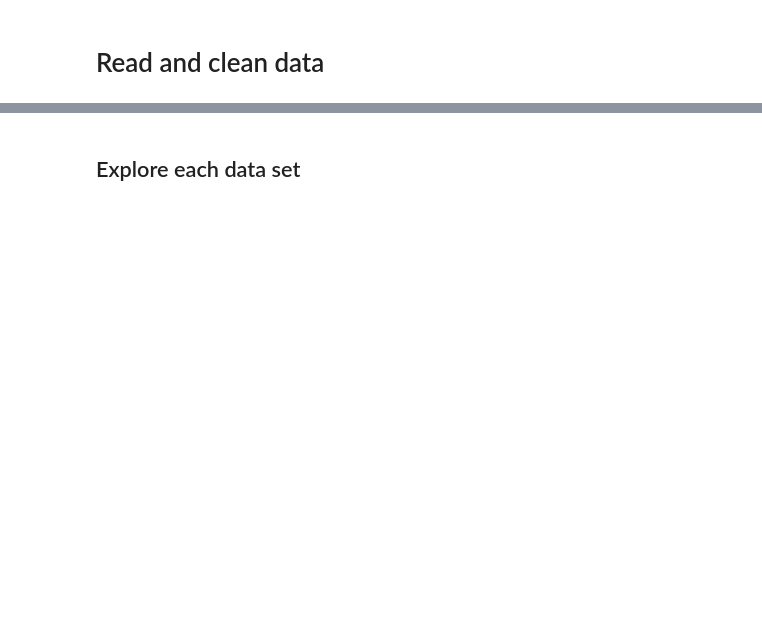
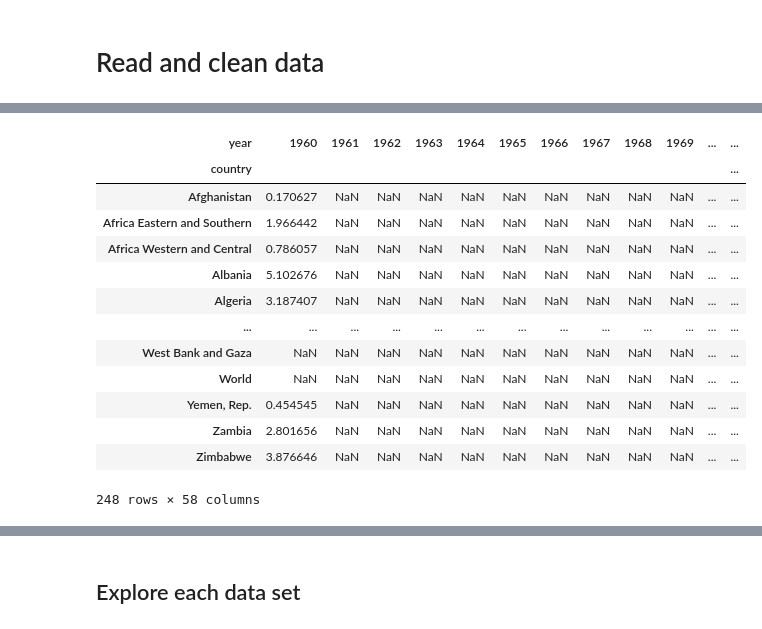
Before and after one commit to NumEconCopenhagen/projects-2023-michele-scola, a Jupyter notebook: dataproject/dataproject.ipynb, the cells around one changed output, grey strips where cells are left out. Cells and saved outputs as stored; diff of their text form; code cells hidden in the pictures; blank space fills up the shorter version.

```diff
--- a/dataproject/dataproject.ipynb
+++ b/dataproject/dataproject.ipynb
@@ -33,0 +153,5 @@ Import your data, either through an API or manually, and load it.
+# %%
+wb_beds = wb.download(indicator='SH.MED.BEDS.ZS', start=1960, end=2017, country=['all']) #downloading the dataset
+wb_beds = wb_beds.rename(columns = {'SH.MED.BEDS.ZS':'beds'}) #changing value's column name
+wb_beds = wb_beds.reset_index() #reset index
+wb_beds.head(10)
@@ -33,0 +170,4 @@ Import your data, either through an API or manually, and load it.
+# %%
+wb_beds.year = wb_beds.year.astype(int) # convert year's column type
+wb_beds.country = wb_beds.country.astype('string') # convert country's column type
+wb_beds.info()
@@ -33,0 +185,18 @@ Import your data, either through an API or manually, and load it.
+# %%
+wb_beds2 = wb_beds.pivot_table('beds','country','year') #shaping the dataset from long to wide
+wb_beds2
+# %% [output]
+| year | 1960 | 1961 | 1962 | 1963 | 1964 | 1965 | 1966 | 1967 | 1968 | 1969 | ... | ... |
+| country |  |  |  |  |  |  |  |  |  |  |  | ... |
+| Afghanistan | 0.170627 | NaN | NaN | NaN | NaN | NaN | NaN | NaN | NaN | NaN | ... | ... |
+| Africa Eastern and Southern | 1.966442 | NaN | NaN | NaN | NaN | NaN | NaN | NaN | NaN | NaN | ... | ... |
+| Africa Western and Central | 0.786057 | NaN | NaN | NaN | NaN | NaN | NaN | NaN | NaN | NaN | ... | ... |
+| Albania | 5.102676 | NaN | NaN | NaN | NaN | NaN | NaN | NaN | NaN | NaN | ... | ... |
+| Algeria | 3.187407 | NaN | NaN | NaN | NaN | NaN | NaN | NaN | NaN | NaN | ... | ... |
+| ... | ... | ... | ... | ... | ... | ... | ... | ... | ... | ... | ... | ... |
+| West Bank and Gaza | NaN | NaN | NaN | NaN | NaN | NaN | NaN | NaN | NaN | NaN | ... | ... |
+| World | NaN | NaN | NaN | NaN | NaN | NaN | NaN | NaN | NaN | NaN | ... | ... |
+| Yemen, Rep. | 0.454545 | NaN | NaN | NaN | NaN | NaN | NaN | NaN | NaN | NaN | ... | ... |
+| Zambia | 2.801656 | NaN | NaN | NaN | NaN | NaN | NaN | NaN | NaN | NaN | ... | ... |
+| Zimbabwe | 3.876646 | NaN | NaN | NaN | NaN | NaN | NaN | NaN | NaN | NaN | ... | ... |
+248 rows × 58 columns
```
Also changed, not shown: parts of 61 cells of this notebook, 7 other files.
